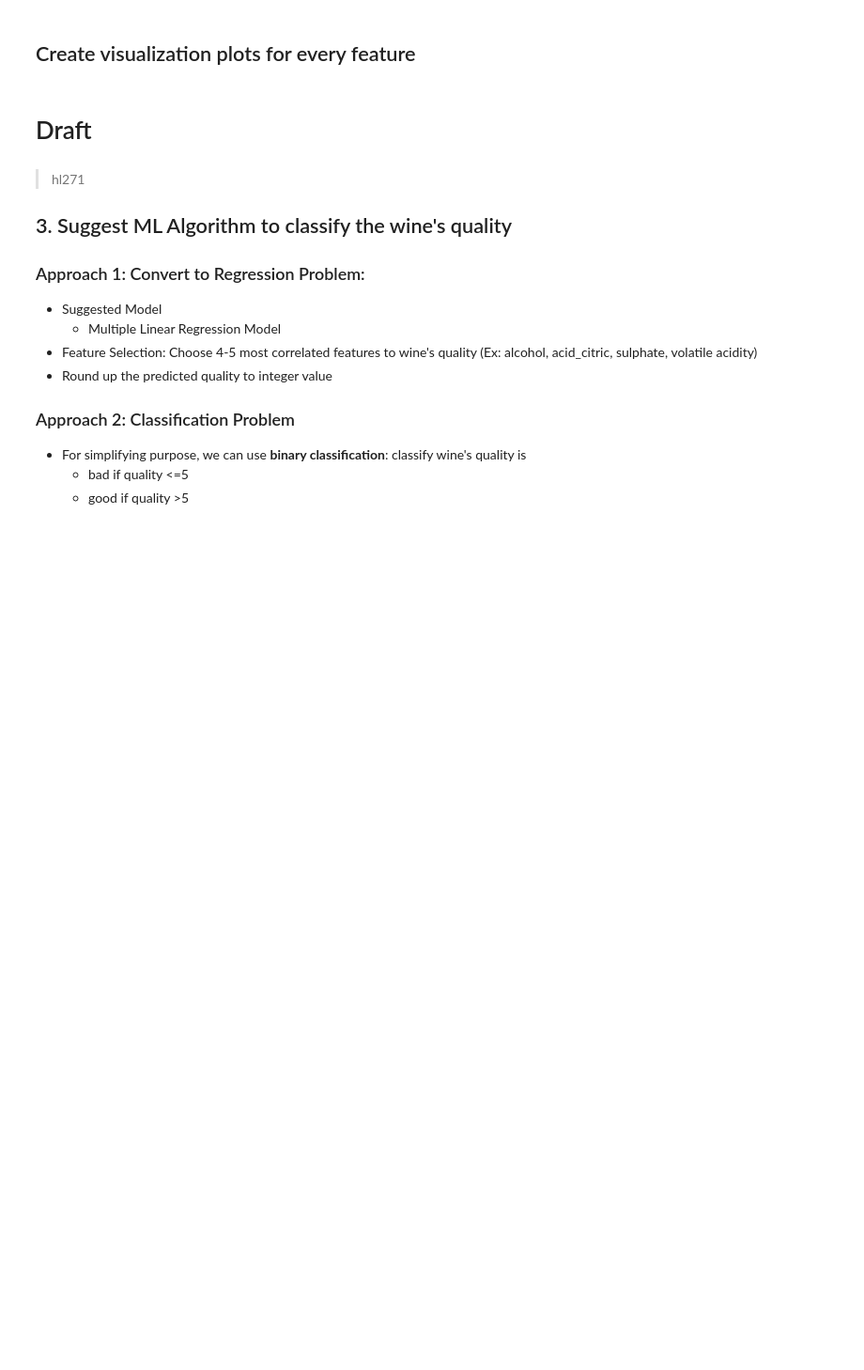
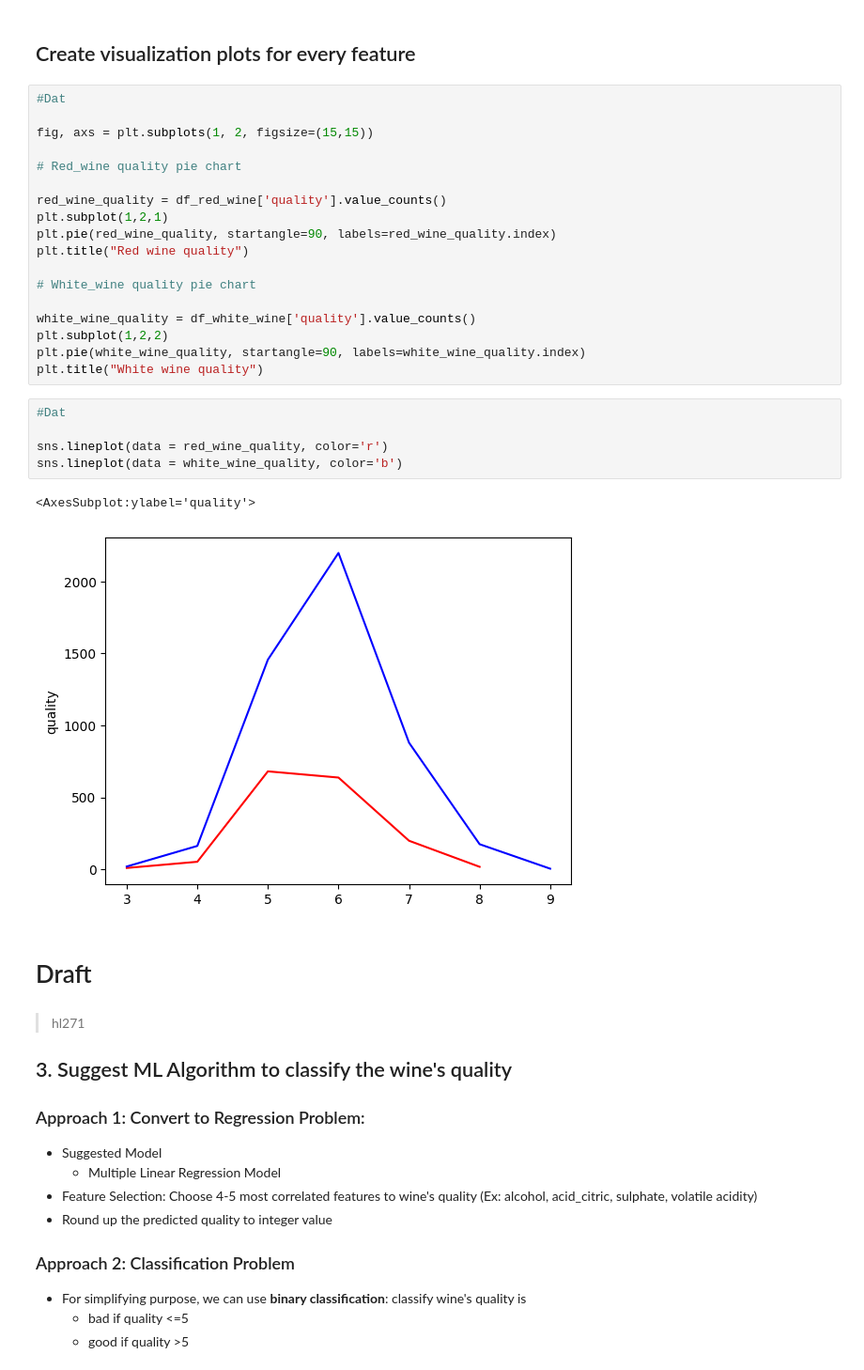
Before and after one commit to Vukhacson/WineQuality, a Jupyter notebook: SMSmall/SMSmall_Wine_quality_data_exploration.ipynb, the cells around one changed output. Shown at 94% size. Cells and saved outputs as stored; diff of their text form; blank space fills up the shorter version.

Commit message:
Visualize graph

```diff
--- a/SMSmall/SMSmall_Wine_quality_data_exploration.ipynb
+++ b/SMSmall/SMSmall_Wine_quality_data_exploration.ipynb
@@ -79,5 +99,31 @@ memory usage: 459.3 KB
 # %% [markdown]
 ## Create visualization plots for every feature
+# %%
+#Dat
+
+fig, axs = plt.subplots(1, 2, figsize=(15,15))
+
+# Red_wine quality pie chart
+
+red_wine_quality = df_red_wine['quality'].value_counts()
+plt.subplot(1,2,1)
+plt.pie(red_wine_quality, startangle=90, labels=red_wine_quality.index)
+plt.title("Red wine quality")
+
+# White_wine quality pie chart
+
+white_wine_quality = df_white_wine['quality'].value_counts()
+plt.subplot(1,2,2)
+plt.pie(white_wine_quality, startangle=90, labels=white_wine_quality.index)
+plt.title("White wine quality")
+# %%
+#Dat
+
+sns.lineplot(data = red_wine_quality, color='r')
+sns.lineplot(data = white_wine_quality, color='b')
+# %% [output]
+<AxesSubplot:ylabel='quality'>
+[figure, added]
 # %% [markdown]
 # Draft
 # %% [markdown]
```
Also changed, not shown: parts of 13 cells of this notebook, 1 other file.
